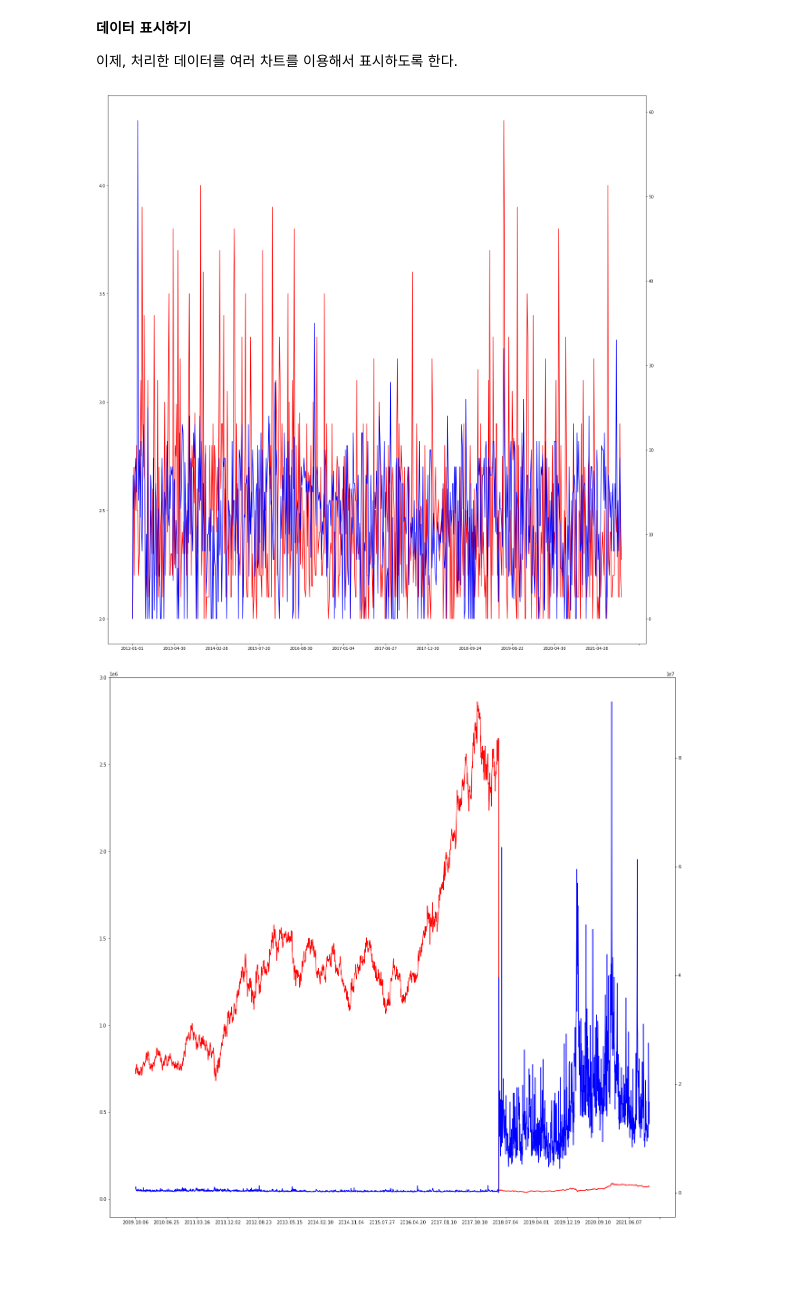
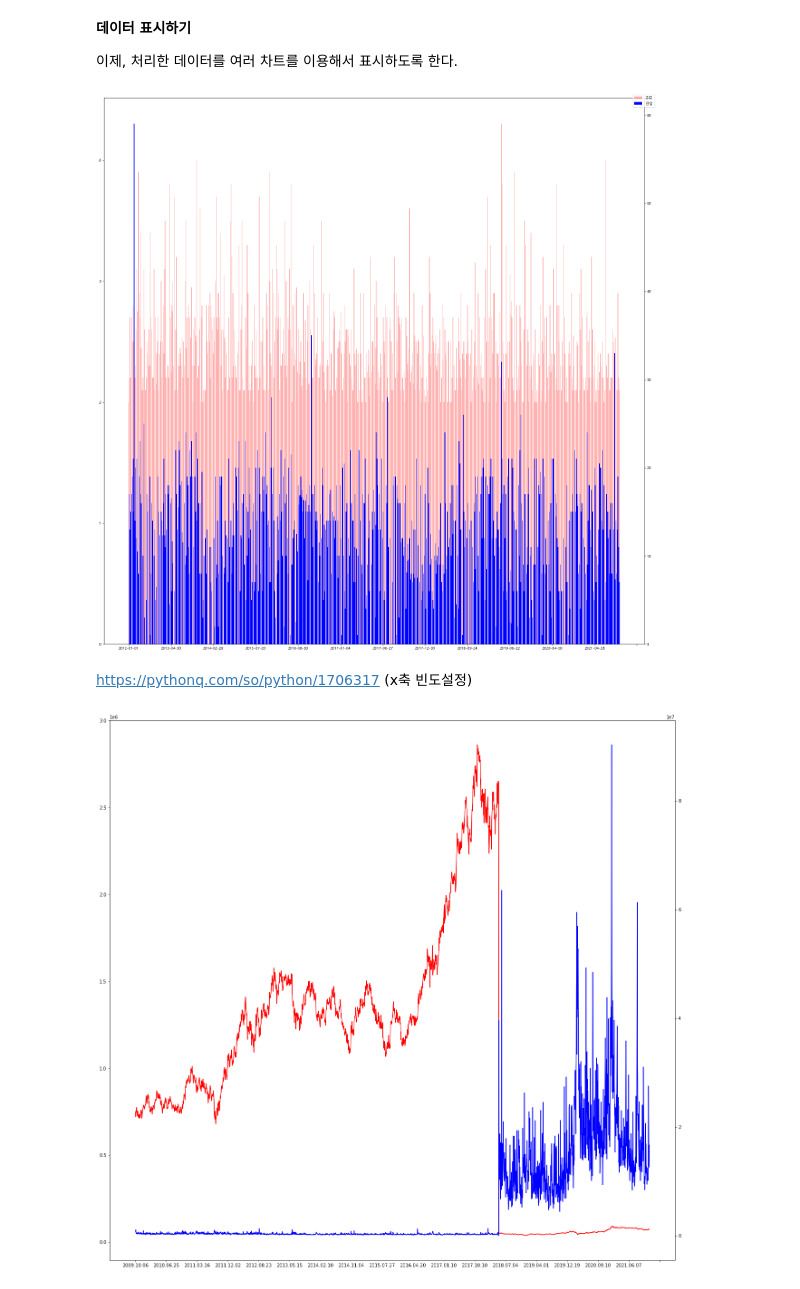
Before and after one commit to lhwlord/Data_Analysis_project, a Jupyter notebook: 프로젝트.ipynb, the cells around one changed output. Drawn from its saved outputs; the diff is of its cells as text; code cells hidden in the pictures; blank space fills up the shorter version.

```diff
--- a/프로젝트.ipynb
+++ b/프로젝트.ipynb
@@ -173,4 +169,0 @@ df_dust_3 = pd.read_csv("https://raw.githubusercontent.com/lhwlord/Data_Analysis
-# %%
-for i in range(len(df_dust)) :
-    df_dust.loc[i, '일시'] = df_dust.loc[i, '일시'].split(' ')[0] # 날짜 이하 값 제거
-df_dust
@@ -319,30 +281,30 @@ Name: 2012-10-01, dtype: float64
 # %%
 
 import matplotlib.pyplot as plt
 import matplotlib.ticker as ticker
 
 # 지진 차트 생성
-#quake_fig = df_quake_process.plot(figsize=(20,20))
-#plt.ylim(-10,60) # 0이 너무 극적으로 떨어져있어서 0임을 확인하기 위한 범위설정
-
 
 
 fig, ax1 = plt.subplots()
-ax1.plot(df_quake_process.index, df_quake_process.규모, color='red')
+ax1.bar(df_quake_process.index, df_quake_process.규모, color='red', label='규모', alpha=0.3)
 ax1.tick_params(axis='y')
 ax1.xaxis.set_major_locator(ticker.MultipleLocator(60))
 
 ax2 = ax1.twinx()
-ax2.plot(df_quake_process.index, df_quake_process.진앙, color='blue')
+ax2.bar(df_quake_process.index, df_quake_process.진앙, color='blue', label = '진앙')
 ax2.tick_params(axis='y')
 ax2.xaxis.set_major_locator(ticker.MultipleLocator(60))
 
 
 fig.set_size_inches(20, 20)
 fig.tight_layout()
+fig.legend()
 plt.show()
 # %% [output]
-[figure, old version]
+[figure, new version]
+# %% [markdown]
+https://pythonq.com/so/python/1706317 (x축 빈도설정)
 # %%
 # 중간 마무리 : 삼성전자 주식 그래프로 나타내기
 # 참고로, 삼성전자는 2018년 5월 경 액면분할을 해서 시세 자체는 내려갔지만 거래량이 그만큼 늘었다. 이런 변수가 있는 그래프는, 저 시점을 포함한 통계를 내면 안될 것이다.
```
Also changed, not shown: parts of 55 cells of this notebook, 3 other files.
